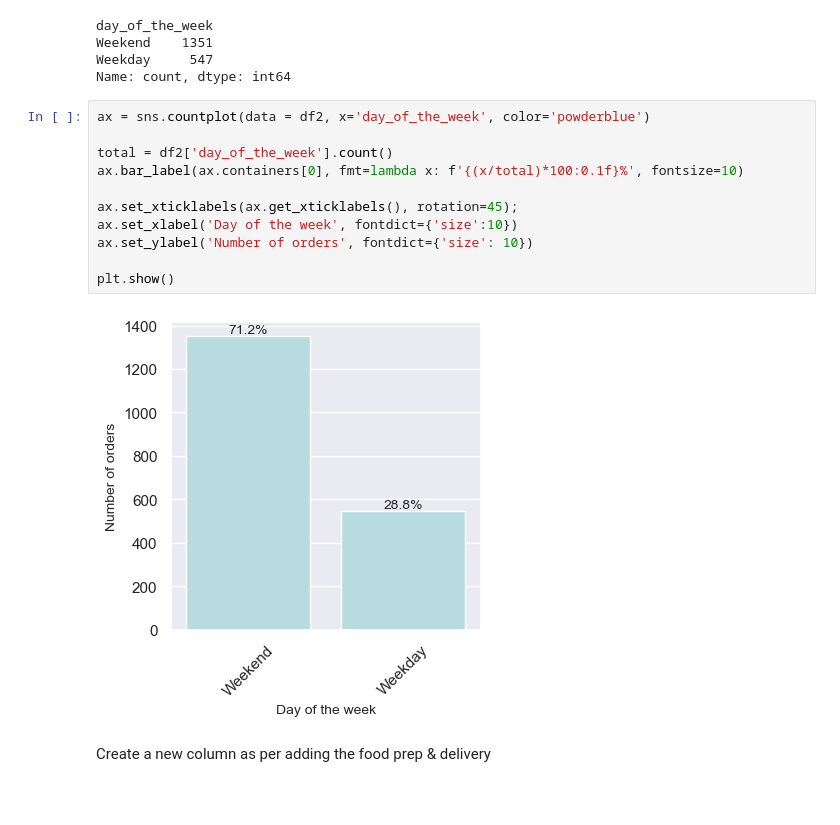
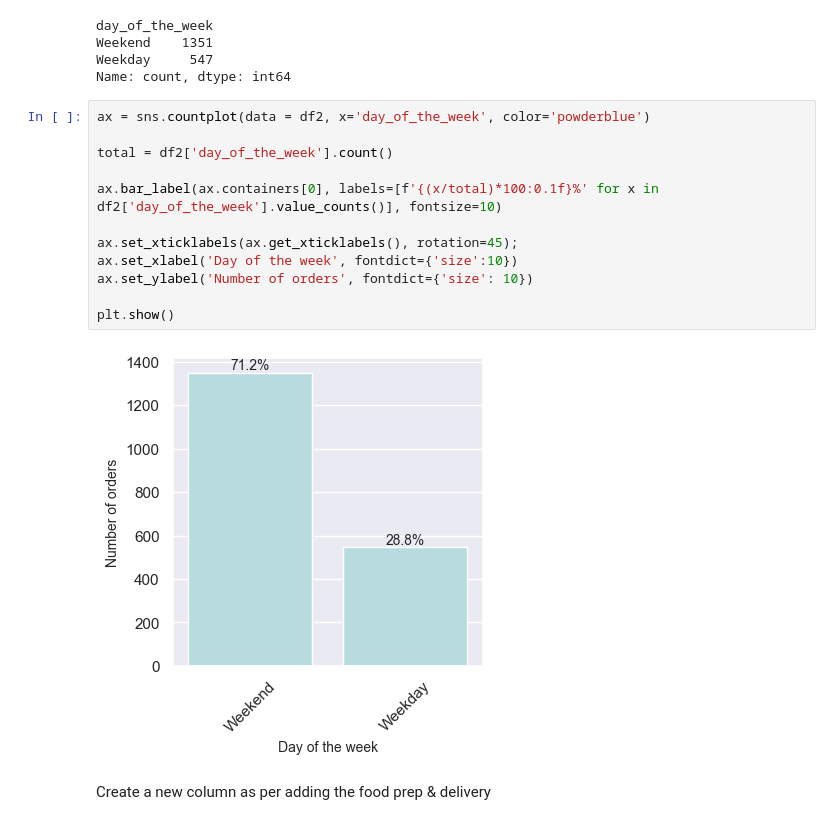
Before and after one commit to mnoragreta/Data-analysis, a Jupyter notebook: 1. Foodhub project - 2023 november/1212 FoodHub_Analysis_clean2.ipynb, the cells around one changed output. Cells and saved outputs as stored; diff of their text form; blank space fills up the shorter version.

```diff
--- a/1. Foodhub project - 2023 november/1212 FoodHub_Analysis_clean2.ipynb
+++ b/1. Foodhub project - 2023 november/1212 FoodHub_Analysis_clean2.ipynb
@@ -109,16 +109,17 @@ Name: count, dtype: int64
 # %%
 ax = sns.countplot(data = df2, x='day_of_the_week', color='powderblue')
 
 total = df2['day_of_the_week'].count()
-ax.bar_label(ax.containers[0], fmt=lambda x: f'{(x/total)*100:0.1f}%', fontsize=10)
+
+ax.bar_label(ax.containers[0], labels=[f'{(x/total)*100:0.1f}%' for x in df2['day_of_the_week'].value_counts()], fontsize=10)
 
 ax.set_xticklabels(ax.get_xticklabels(), rotation=45);
 ax.set_xlabel('Day of the week', fontdict={'size':10})
 ax.set_ylabel('Number of orders', fontdict={'size': 10})
 
 plt.show()
 # %% [output]
-[figure, old version]
+[figure, new version]
 # %% [markdown]
 Create a new column as per adding the food prep & delivery
 # %%
```
Also changed, not shown: parts of 29 cells of this notebook, 10 other files.
